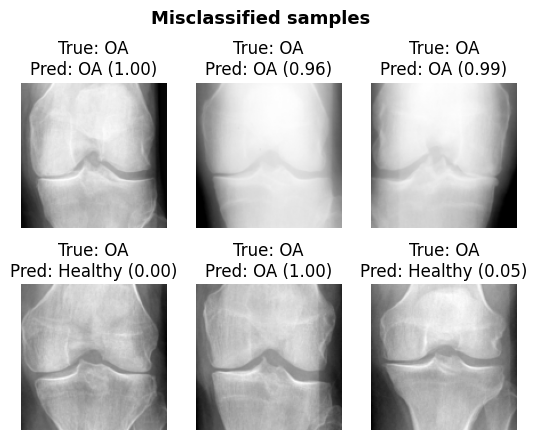
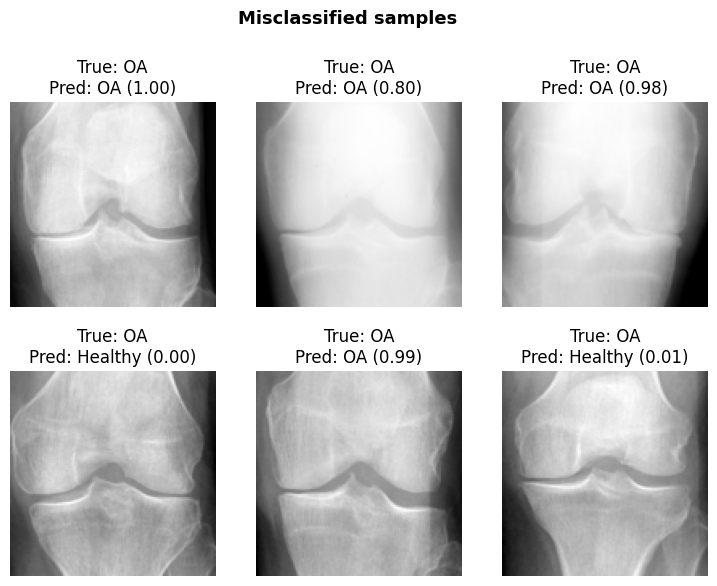
The notebook cell's code change between the first figure and the second:
--- before
+++ after
@@ -11,5 +11,6 @@
 confidences = all_pred_conf[mask]
 
-fig, axes = plt.subplots(2, 3)
+fig, axes = plt.subplots(2, 3,
+    figsize=(3 * 3, 2 * 3.2))
 axes = axes.flatten()
 fig.suptitle("Misclassified samples", fontsize=13, fontweight="bold", y=1.01)
@@ -26,3 +27,5 @@
     )
     ax.axis("off")
+
+plt.tight_layout
 plt.show()

Commit: reviewed notebooks, started task 5.1